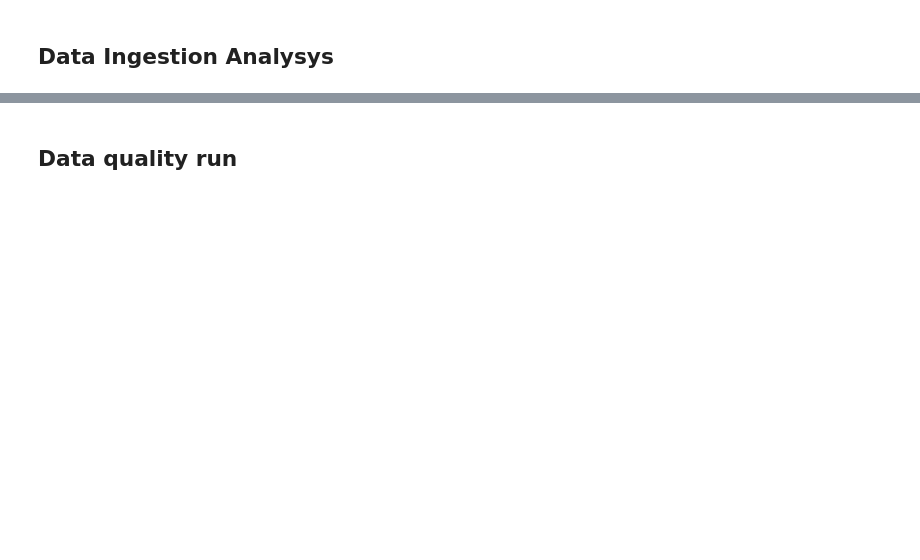
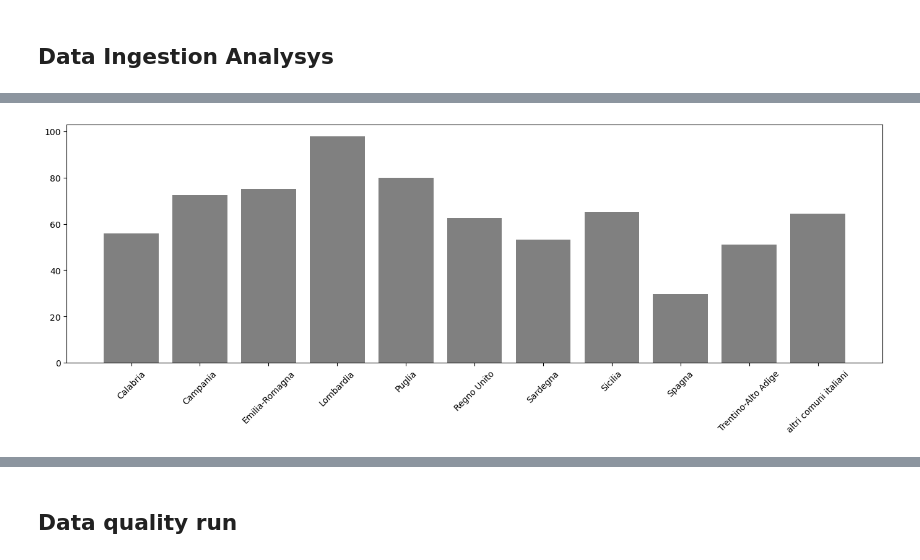
Before and after one commit to casulippo/Thesis---Data-Quality-Project, a Jupyter notebook: notebook/DataQualityResults.ipynb, the cells around one changed output, grey strips where cells are left out. Drawn from its saved outputs; the diff is of its cells as text; code cells hidden in the pictures; blank space fills up the shorter version.

```diff
--- a/notebook/DataQualityResults.ipynb
+++ b/notebook/DataQualityResults.ipynb
@@ -46,0 +340,22 @@ No artists with labels found to put in legend.  Note that artists whose label st
+# %%
+a = 'regione'
+df_reg = fast_kpi(dfr, by=a)
+mean_total_rows = df_reg['ratio'].mean()
+
+fig, ax = plt.subplots(figsize=(17, 5))
+
+ax.bar(df_reg[a], df_reg['ratio'], color='grey')
+#ax.axhline(y=mean_total_rows, color='red', linestyle='--', label='Media')
+
+#for i, v in enumerate(df_reg['total_rows']):
+#    ax.text(i, v+0.5, str(v), ha='center')
+#plt.xlabel('Scraping Date')
+plt.xticks(rotation=45)
+#plt.ylabel('Rapporto %')
+#plt.title('Rapporto tra Offerte ottenute senza scheda di valutazione / Offerte ottenute')
+#
+#
+#plt.legend()
+plt.show()
+# %% [output]
+[figure, added]
```
Also changed, not shown: parts of 18 cells of this notebook, 2 other files.
